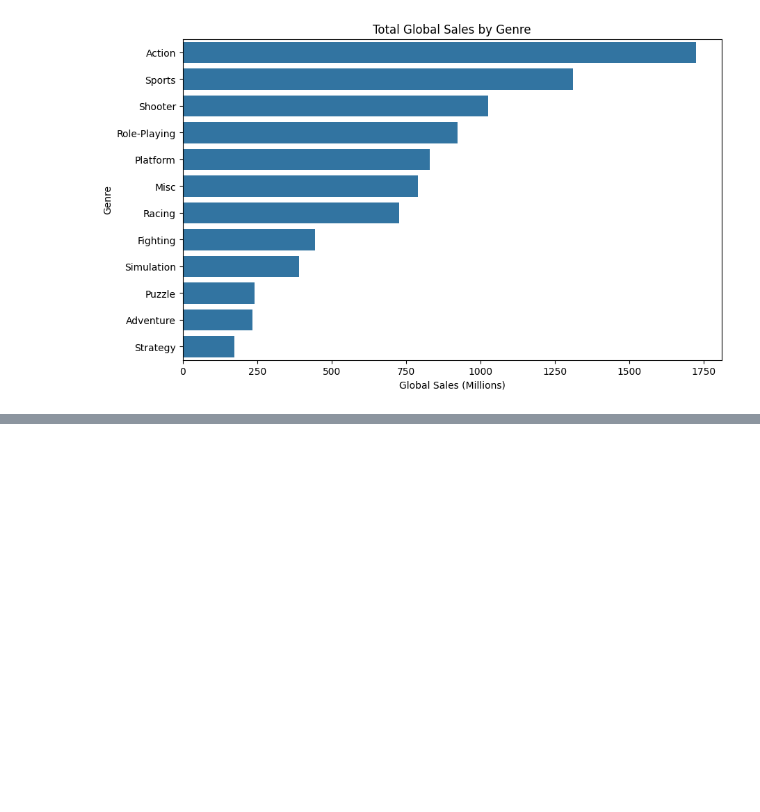
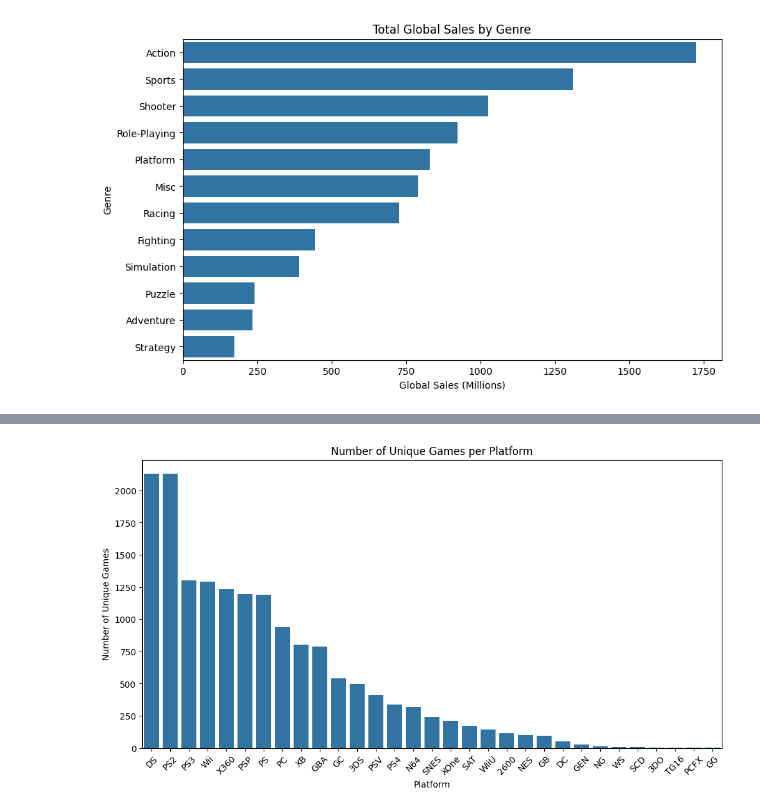
Before and after one commit to koiosi/small-data-science-project, a Jupyter notebook: video-game-sales-eda.ipynb, the cells around one changed output, grey strips where cells are left out. Drawn from its saved outputs; the diff is of its cells as text; code cells hidden in the pictures; blank space fills up the shorter version.

```diff
--- a/video-game-sales-eda.ipynb
+++ b/video-game-sales-eda.ipynb
@@ -97,0 +130,14 @@ Top 10 Best-Selling Games:
+# %%
+# Sales for games per platform
+# Visualizing sales for each platform according to game per platform
+# For example how many unique games were published on each platform
+unique_games_per_platform = df_clean.groupby('Platform')['Name'].nunique() .sort_values(ascending=False)
+plt.figure(figsize=(12,6))
+sns.barplot(x=unique_games_per_platform.index, y=unique_games_per_platform.values)
+plt.title('Number of Unique Games per Platform')
+plt.xlabel('Platform')
+plt.ylabel('Number of Unique Games')
+plt.xticks(rotation=45)
+plt.show()
+# %% [output]
+[figure, added]
```
Also changed, not shown: parts of 2 cells of this notebook.
